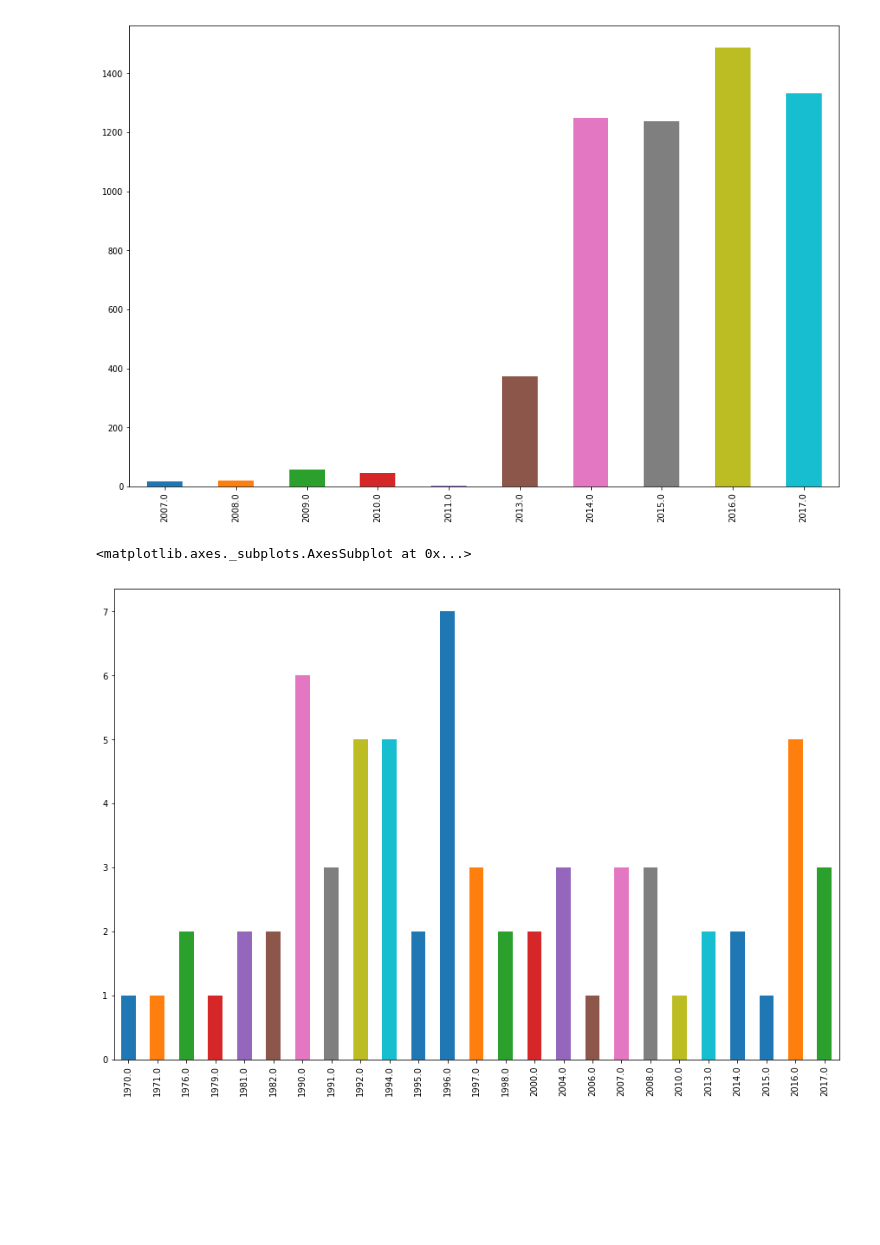
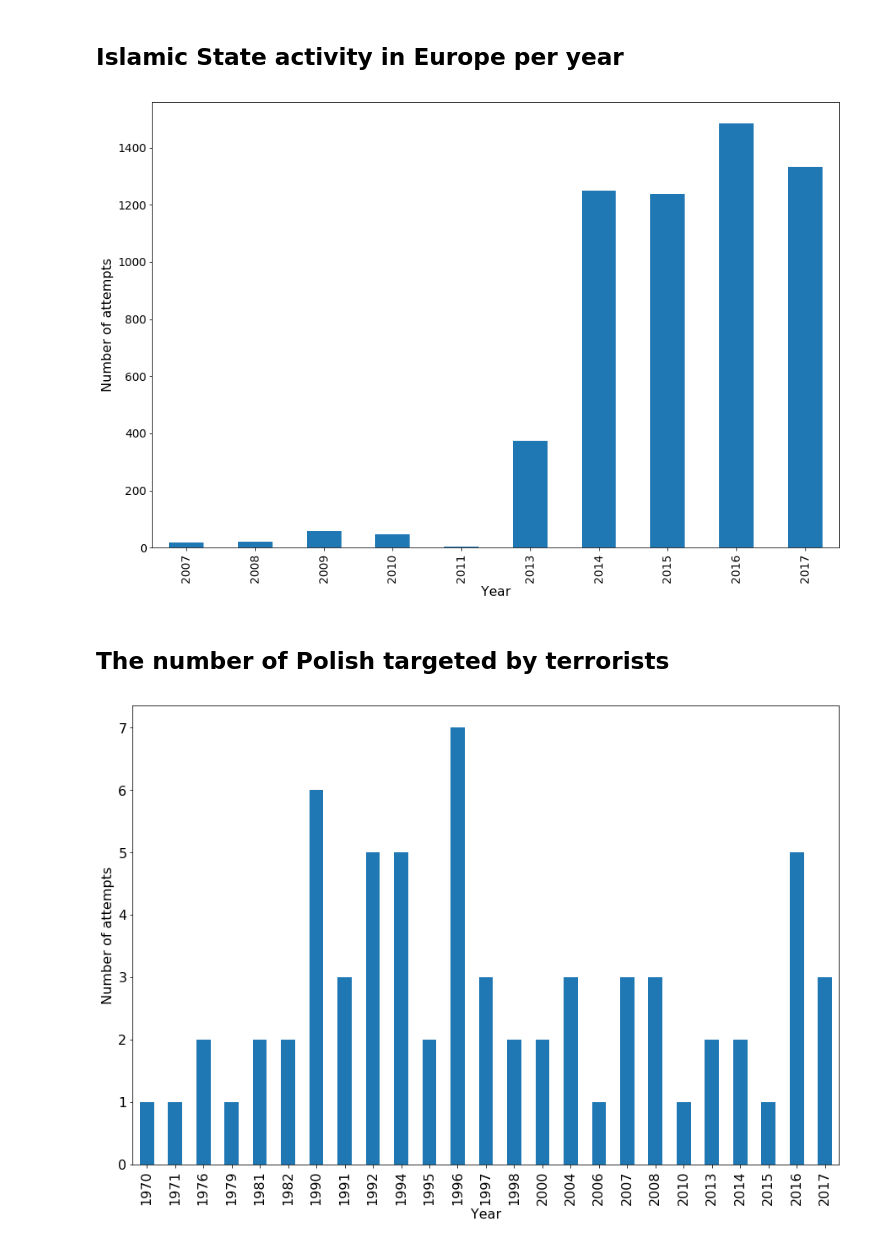
Before and after one commit to fbogusz/my-data-exp, a Jupyter notebook: mydataexp.ipynb, the cells around one changed output. Saved outputs shown, nothing was run; the diff lists cells and outputs as text; code cells hidden in the pictures; blank space fills up the shorter version.

```diff
--- a/mydataexp.ipynb
+++ b/mydataexp.ipynb
@@ -1,10 +7,8 @@
 # %%
-import csv
 import numpy as np
 import pandas as pd
 import matplotlib.pyplot as plt
-#from mpl_toolkits.basemap import Basemap
+from mpl_toolkits.basemap import Basemap
 
-plt.rcParams["figure.figsize"] = [15, 10]
-
-data = pd.read_csv('./data/globalterrorismdb_0718dist.csv',encoding='ISO-8859-1',low_memory=False)
+data = pd.read_csv('globalterrorismdb_0718dist.csv',encoding='ISO-8859-1',low_memory=False)
+data['iyear'] = data['iyear'].astype('object', copy=False)
@@ -56,20 +44,25 @@ plt.show()
+# %% [markdown]
+## Islamic State activity in Europe per year
 # %%
-#Zamachy w Europie wykonane przez Islamic State w danym roku
 IS_idx = data.gname.str.startswith('Islamic State')
 IS = data.where(IS_idx==True)
 IS = IS.dropna(how='all')
 IS_EU_idx = IS.region_txt.str.contains('europe')
 IS_EU = IS.where(IS_EU_idx==True)
 IS_EU = IS.dropna(how='all')
-p = IS_EU['iyear'].value_counts().sort_index().plot(kind='bar')
+ax3 = IS_EU['iyear'].value_counts().sort_index().plot(kind='bar', figsize=(15,10), fontsize=14)
+tmp = ax3.set_xlabel('Year', fontsize=16)
+tmp = ax3.set_ylabel('Number of attempts', fontsize=16)
 # %% [output]
-[figure, old version]
+[figure, new version]
+# %% [markdown]
+## The number of Polish targeted by terrorists
 # %%
-#Ilość Polaków zaatakowanych przez terrorystów
 Poland_idx = data.natlty1_txt.str.contains('Poland')
 Poland = data.where(Poland_idx==True)
 Poland = Poland.dropna(how='all')
-Poland['iyear'].value_counts().sort_index().plot(kind='bar')
+ax4 = Poland['iyear'].value_counts().sort_index().plot(kind='bar', figsize=(15,10), fontsize=16)
+tmp = ax4.set_xlabel('Year', fontsize=16)
+tmp = ax4.set_ylabel('Number of attempts', fontsize=16)
 # %% [output]
-<matplotlib.axes._subplots.AxesSubplot at 0x...>
-[figure, old version]
+[figure, new version]
```
Also changed, not shown: parts of 11 cells of this notebook, 2 other files.
